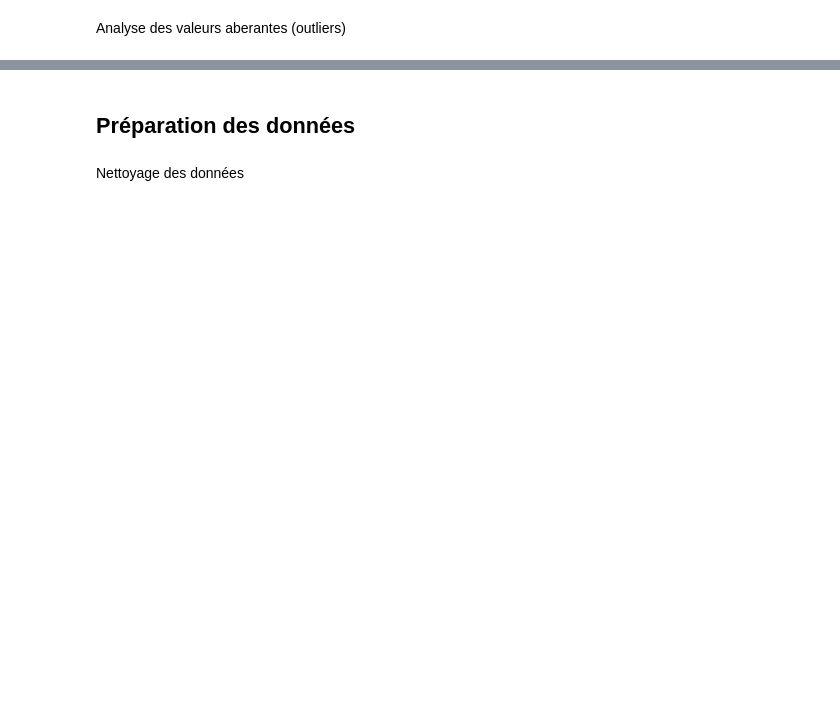
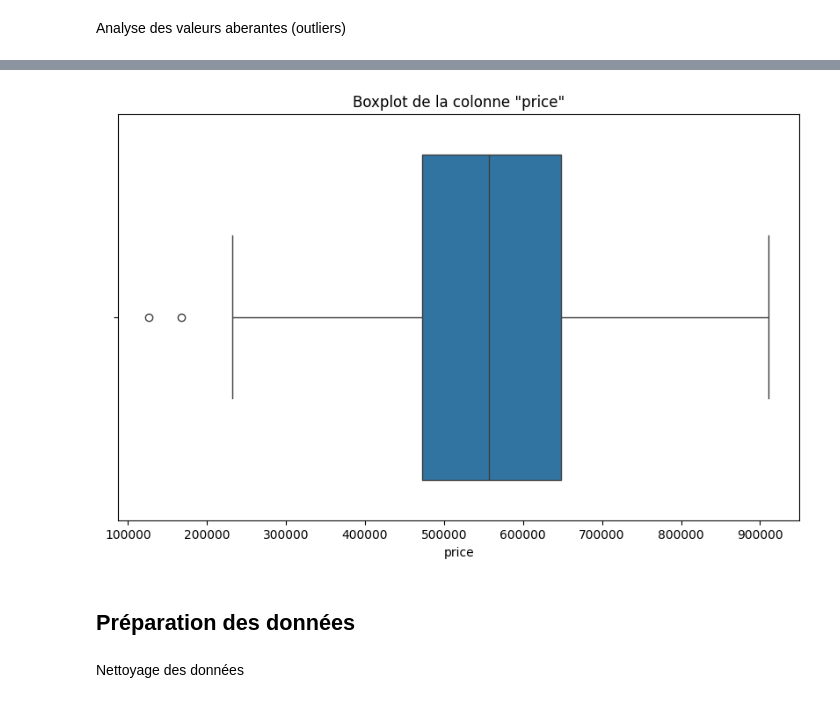
Before and after one commit to UneAbeilleee/MLOPS_TD1, a Jupyter notebook: notebook_incomplet.ipynb, the cells around one changed output, grey strips where cells are left out. Cells and saved outputs as stored; diff of their text form; code cells hidden in the pictures; blank space fills up the shorter version.

```diff
--- a/notebook_incomplet.ipynb
+++ b/notebook_incomplet.ipynb
@@ -12,0 +27,4 @@ Veuillez suivre les étapes de `CRISP-DM` pour dévéloper le modèle.
+# %%
+data_path = 'synthetic_housing_dataset.csv'
+df = pd.read_csv(data_path)
+df.head()
@@ -31,3 +105,13 @@ Analyse des valeurs aberantes (outliers)
+# %%
+import seaborn as sns
+import matplotlib.pyplot as plt
+
+plt.figure(figsize=(10, 6))
+sns.boxplot(x=df['price'])
+plt.title('Boxplot de la colonne "price"')
+plt.show()
+# %% [output]
+[figure, added]
 # %% [markdown]
 ## Préparation des données
 # %% [markdown]
```
Also changed, not shown: parts of 38 cells of this notebook.
